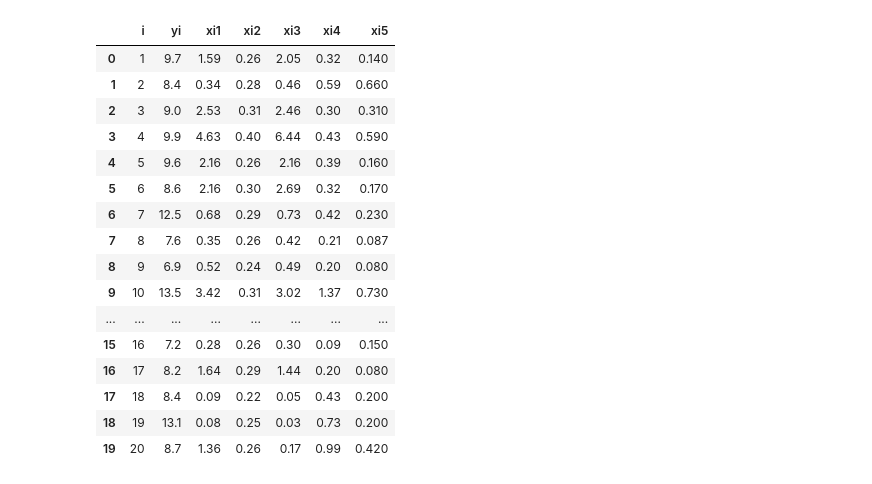
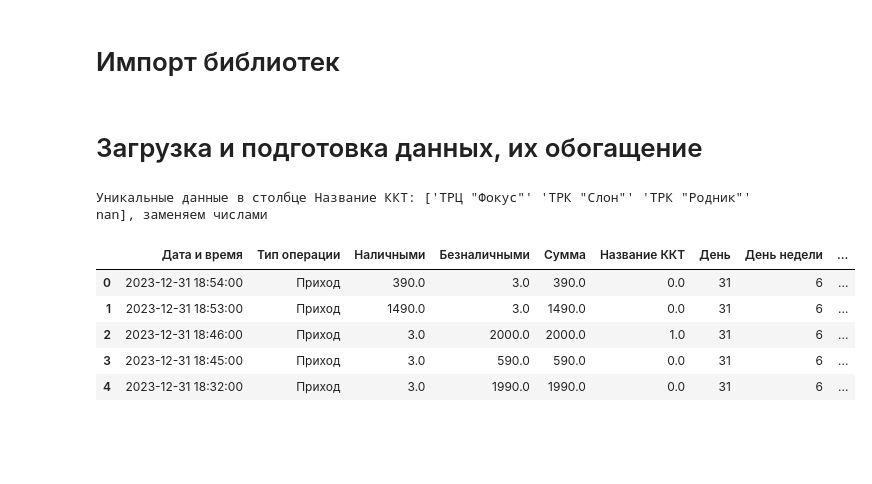
Before and after one commit to EugeneTheWatchman/decision-making-methods, a Jupyter notebook: 5.2 Мультиколлинеарность.ipynb, the cells around one changed output. Saved outputs shown, nothing was run; the diff lists cells and outputs as text; code cells hidden in the pictures; blank space fills up the shorter version.

```diff
--- a/5.2 Мультиколлинеарность.ipynb
+++ b/5.2 Мультиколлинеарность.ipynb
@@ -36,35 +1,2 @@ df
-# %%
-import pandas as pd
-
-# Создаем данные для таблицы
-data = {
-    "i": [1, 2, 3, 4, 5, 6, 7, 8, 9, 10, 11, 12, 13, 14, 15, 16, 17, 18, 19, 20],
-    "yi": [9.7, 8.4, 9.0, 9.9, 9.6, 8.6, 12.5, 7.6, 6.9, 13.5, 9.7, 10.7, 12.1, 9.7, 7.0, 7.2, 8.2, 8.4, 13.1, 8.7],
-    "xi1": [1.59, 0.34, 2.53, 4.63, 2.16, 2.16, 0.68, 0.35, 0.52, 3.42, 1.78, 2.4, 9.36, 1.72, 0.59, 0.28, 1.64, 0.09, 0.08, 1.36],
-    "xi2": [0.26, 0.28, 0.31, 0.4, 0.26, 0.3, 0.29, 0.26, 0.24, 0.31, 0.3, 0.32, 0.4, 0.28, 0.29, 0.26, 0.29, 0.22, 0.25, 0.26],
-    "xi3": [2.05, 0.46, 2.46, 6.44, 2.16, 2.69, 0.73, 0.42, 0.49, 3.02, 3.19, 3.3, 11.51, 2.26, 0.6, 0.3, 1.44, 0.05, 0.03, 0.17],
-    "xi4": [0.32, 0.59, 0.3, 0.43, 0.39, 0.32, 0.42, 0.21, 0.2, 1.37, 0.73, 0.25, 0.39, 0.82, 0.13, 0.09, 0.2, 0.43, 0.73, 0.99],
-    "xi5": [0.14, 0.66, 0.31, 0.59, 0.16, 0.17, 0.23, 0.087, 0.08, 0.73, 0.17, 0.14, 0.38, 0.17, 0.35, 0.15, 0.08, 0.2, 0.2, 0.42]
-}
-
-# Создаем DataFrame
-df = pd.DataFrame(data)
-df
-# %% [output]
-|  | i | yi | xi1 | xi2 | xi3 | xi4 | xi5 |
-| 0 | 1 | 9.7 | 1.59 | 0.26 | 2.05 | 0.32 | 0.140 |
-| 1 | 2 | 8.4 | 0.34 | 0.28 | 0.46 | 0.59 | 0.660 |
-| 2 | 3 | 9.0 | 2.53 | 0.31 | 2.46 | 0.30 | 0.310 |
-| 3 | 4 | 9.9 | 4.63 | 0.40 | 6.44 | 0.43 | 0.590 |
-| 4 | 5 | 9.6 | 2.16 | 0.26 | 2.16 | 0.39 | 0.160 |
-| 5 | 6 | 8.6 | 2.16 | 0.30 | 2.69 | 0.32 | 0.170 |
-| 6 | 7 | 12.5 | 0.68 | 0.29 | 0.73 | 0.42 | 0.230 |
-| 7 | 8 | 7.6 | 0.35 | 0.26 | 0.42 | 0.21 | 0.087 |
-| 8 | 9 | 6.9 | 0.52 | 0.24 | 0.49 | 0.20 | 0.080 |
-| 9 | 10 | 13.5 | 3.42 | 0.31 | 3.02 | 1.37 | 0.730 |
-| ... | ... | ... | ... | ... | ... | ... | ... |
-| 15 | 16 | 7.2 | 0.28 | 0.26 | 0.30 | 0.09 | 0.150 |
-| 16 | 17 | 8.2 | 1.64 | 0.29 | 1.44 | 0.20 | 0.080 |
-| 17 | 18 | 8.4 | 0.09 | 0.22 | 0.05 | 0.43 | 0.200 |
-| 18 | 19 | 13.1 | 0.08 | 0.25 | 0.03 | 0.73 | 0.200 |
-| 19 | 20 | 8.7 | 1.36 | 0.26 | 0.17 | 0.99 | 0.420 |
+# %% [markdown]
+# Импорт библиотек
@@ -70,0 +21,30 @@ df
+# %% [markdown]
+# Загрузка и подготовка данных, их обогащение
+# %%
+data = pd.read_excel('data/Сводный отчет за декабрь.xlsx', header=1)
+
+# заменим данные по названиям на числовые
+unique_data = data['Название ККТ'].unique()
+print(f'Уникальные данные в столбце {"Название ККТ"}: {unique_data}, заменяем числами')
+for i in range(len(unique_data)):
+    data.replace(unique_data[i],i,inplace=True)
+
+# выберем только данные прихода
+data = data[data['Тип операции'] == 'Приход']
+
+# обогащаем данные по времени
+data['День'] = data['Дата и время'].apply(lambda x: x.day)
+data['День недели'] = data['Дата и время'].apply(lambda x: x.weekday())
+data['Выходной'] = data['Дата и время'].apply(lambda x: int(x.weekday() >= 5))
+
+data['Час'] = data['Дата и время'].apply(lambda x: x.hour)
+
+data.head()
+# %% [output]
+Уникальные данные в столбце Название ККТ: ['ТРЦ "Фокус"' 'ТРК "Слон"' 'ТРК "Родник"' nan], заменяем числами
+|  | Дата и время | Тип операции | Наличными | Безналичными | Сумма | Название ККТ | День | День недели | ... |
+| 0 | 2023-12-31 18:54:00 | Приход | 390.0 | 3.0 | 390.0 | 0.0 | 31 | 6 | ... |
+| 1 | 2023-12-31 18:53:00 | Приход | 1490.0 | 3.0 | 1490.0 | 0.0 | 31 | 6 | ... |
+| 2 | 2023-12-31 18:46:00 | Приход | 3.0 | 2000.0 | 2000.0 | 1.0 | 31 | 6 | ... |
+| 3 | 2023-12-31 18:45:00 | Приход | 3.0 | 590.0 | 590.0 | 0.0 | 31 | 6 | ... |
+| 4 | 2023-12-31 18:32:00 | Приход | 3.0 | 1990.0 | 1990.0 | 0.0 | 31 | 6 | ... |
```
Also changed, not shown: parts of 18 cells of this notebook, 1 other file.
